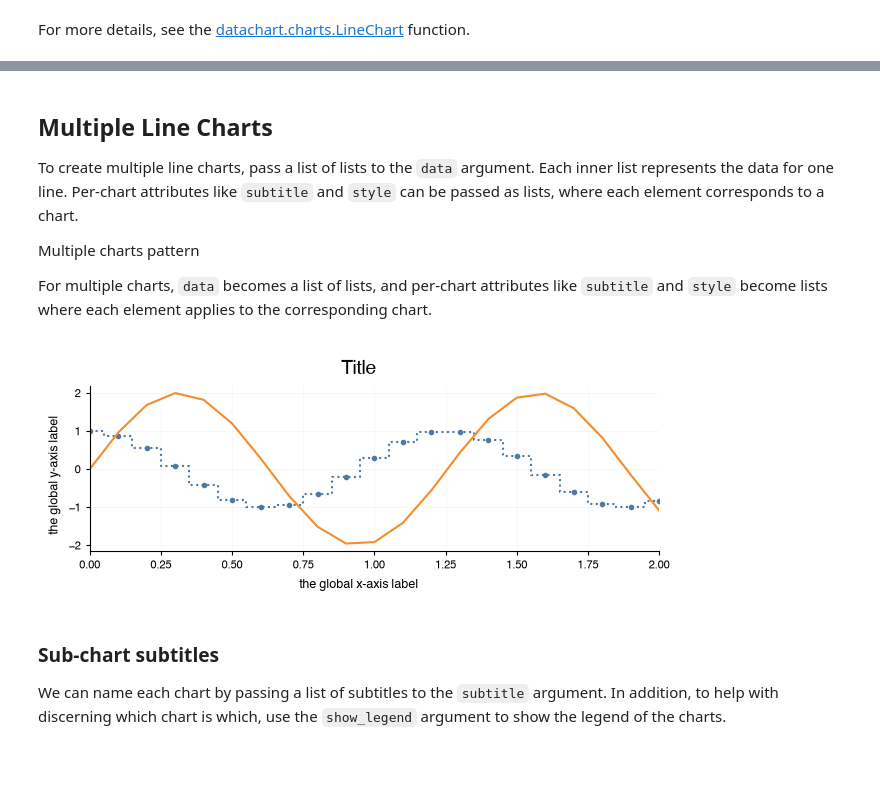
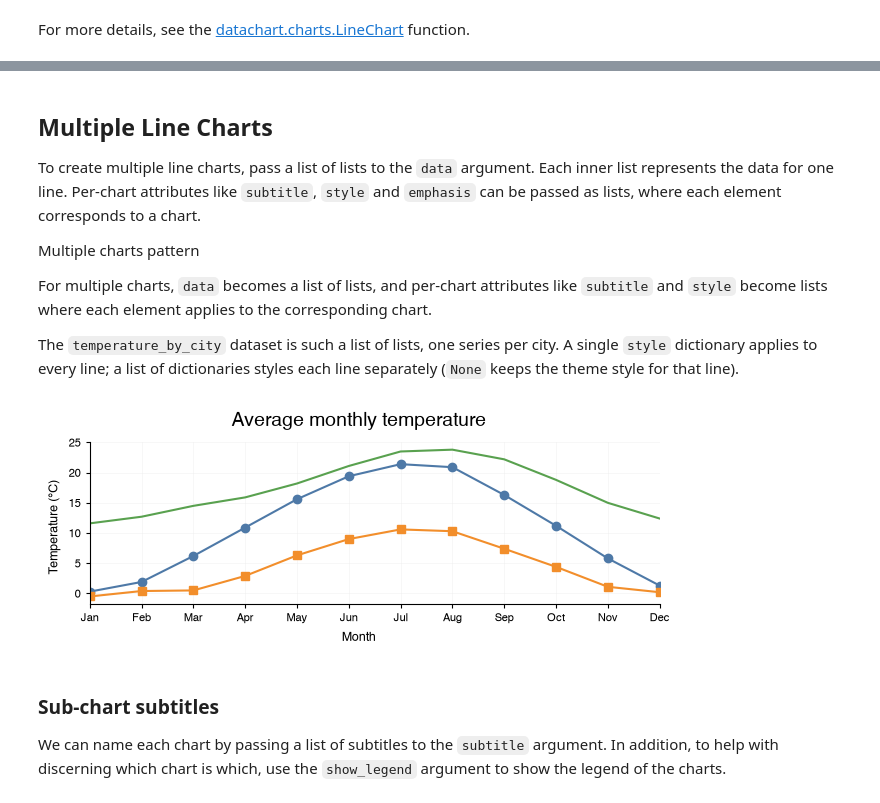
Before and after one commit to eriknovak/datachart, a Jupyter notebook: docs/how-to-guides/charts/linechart.ipynb, the cells around one changed output, grey strips where cells are left out. Cells and saved outputs as stored; diff of their text form; code cells hidden in the pictures; blank space fills up the shorter version.

```diff
--- a/docs/how-to-guides/charts/linechart.ipynb
+++ b/docs/how-to-guides/charts/linechart.ipynb
@@ -259,7 +391,7 @@ LineChart(
 # %% [markdown]
 ## Multiple Line Charts
 
-To create multiple line charts, pass a list of lists to the `data` argument. Each inner list represents the data for one line. Per-chart attributes like `subtitle` and `style` can be passed as lists, where each element corresponds to a chart.
+To create multiple line charts, pass a list of lists to the `data` argument. Each inner list represents the data for one line. Per-chart attributes like `subtitle`, `style` and `emphasis` can be passed as lists, where each element corresponds to a chart.
 
 <div class="admonition note">
     <p class="admonition-title">Multiple charts pattern</p>
@@ -267,30 +399,28 @@ To create multiple line charts, pass a list of lists to the `data` argument. Eac
         For multiple charts, <code>data</code> becomes a list of lists, and per-chart attributes like <code>subtitle</code> and <code>style</code> become lists where each element applies to the corresponding chart.
     </p>
 </div>
+
+The `temperature_by_city` dataset is such a list of lists, one series per city. A single `style` dictionary applies to every line; a list of dictionaries styles each line separately (`None` keeps the theme style for that line).
 # %%
 LineChart(
     # use a list of lists to define multiple lines
-    data=[
-        [{"x": x / 10, "y": np.cos(x / 2)} for x in range(21)],
-        [{"x": x / 10, "y": 2 * np.sin(x / 2)} for x in range(21)],
-    ],
+    data=temperature_by_city,
     # style can be a list (one per chart) or a single dict (applies to all)
     style=[
-        {
-            "plot_line_style": LINE_STYLE.DOTTED,
-            "plot_line_marker": LINE_MARKER.POINT,
-            "plot_line_drawstyle": LINE_DRAW_STYLE.STEPS_MID,
-        },
-        None,  # use default style for the second line. Also supports: {}
+        {"plot_line_marker": LINE_MARKER.CIRCLE},
+        {"plot_line_marker": LINE_MARKER.SQUARE},
+        None,  # keep the theme style for the third line
     ],
-    title="Title",
-    xlabel="the global x-axis label",
-    ylabel="the global y-axis label",
+    title="Average monthly temperature",
+    xlabel="Month",
+    ylabel="Temperature (°C)",
+    xticks=MONTH_TICKS,
+    xticklabels=MONTHS,
     figsize=FIG_SIZE.FULL_SHORT,
     show_grid=SHOW_GRID.BOTH,
 ).show()
 # %% [output]
-[figure, old version]
+[figure, new version]
 # %% [markdown]
 ### Sub-chart subtitles
 
```
Also changed, not shown: parts of 77 cells of this notebook, 1 other file.
